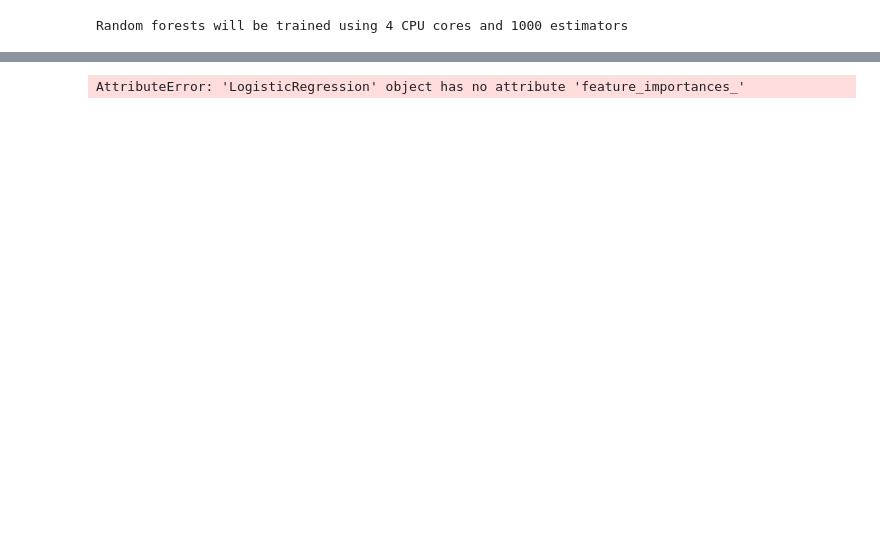
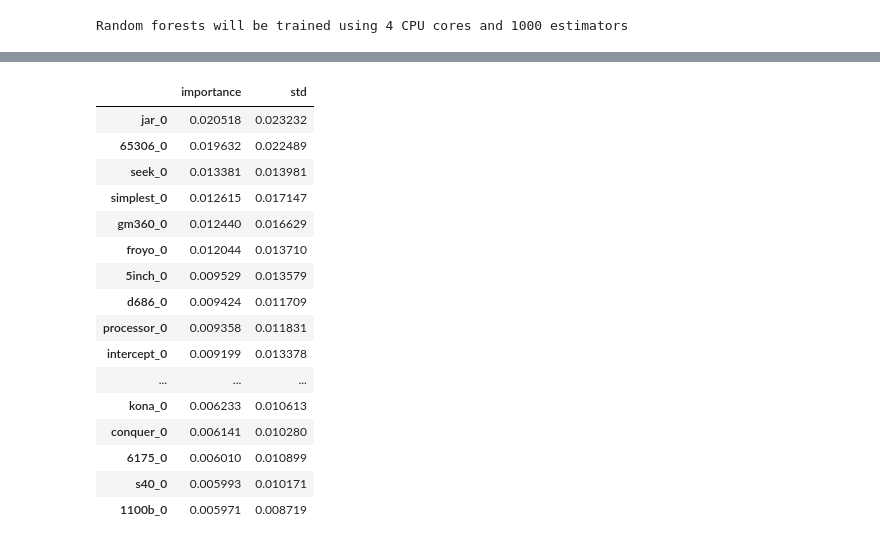
Before and after one commit to tarmeens/ada-homework, a Jupyter notebook: project/Milestone2.ipynb, the cells around one changed output, grey strips where cells are left out. Saved outputs shown, nothing was run; the diff lists cells and outputs as text; code cells hidden in the pictures; blank space fills up the shorter version.

```diff
--- a/project/Milestone2.ipynb
+++ b/project/Milestone2.ipynb
@@ -1357,8 +1709,27 @@ important_features
 # %%
-important_features = pd.DataFrame(clf.feature_importances_).sort_values(by=0, ascending=False).head(30)
+important_features = pd.DataFrame(clf.feature_importances_, columns=['importance'])
+important_features['std'] = np.std([tree.feature_importances_ for tree in clf.estimators_], axis=0)
+
+important_features = important_features.sort_values(by='importance', ascending=False).head(30)
 
 mapping = vectorizer.get_feature_names()
-important_features.index = important_features.index.map(lambda x: mapping[x])
+important_features.index = important_features.index.map(lambda x: mapping[x % len(mapping)] + "_" + str(x // len(mapping)))
 important_features
 # %% [output]
-AttributeError: 'LogisticRegression' object has no attribute 'feature_importances_'
+|  | importance | std |
+| jar_0 | 0.020518 | 0.023232 |
+| 65306_0 | 0.019632 | 0.022489 |
+| seek_0 | 0.013381 | 0.013981 |
+| simplest_0 | 0.012615 | 0.017147 |
+| gm360_0 | 0.012440 | 0.016629 |
+| froyo_0 | 0.012044 | 0.013710 |
+| 5inch_0 | 0.009529 | 0.013579 |
+| d686_0 | 0.009424 | 0.011709 |
+| processor_0 | 0.009358 | 0.011831 |
+| intercept_0 | 0.009199 | 0.013378 |
+| ... | ... | ... |
+| kona_0 | 0.006233 | 0.010613 |
+| conquer_0 | 0.006141 | 0.010280 |
+| 6175_0 | 0.006010 | 0.010899 |
+| s40_0 | 0.005993 | 0.010171 |
+| 1100b_0 | 0.005971 | 0.008719 |
```
Also changed, not shown: parts of 32 cells of this notebook, 1 other file.
